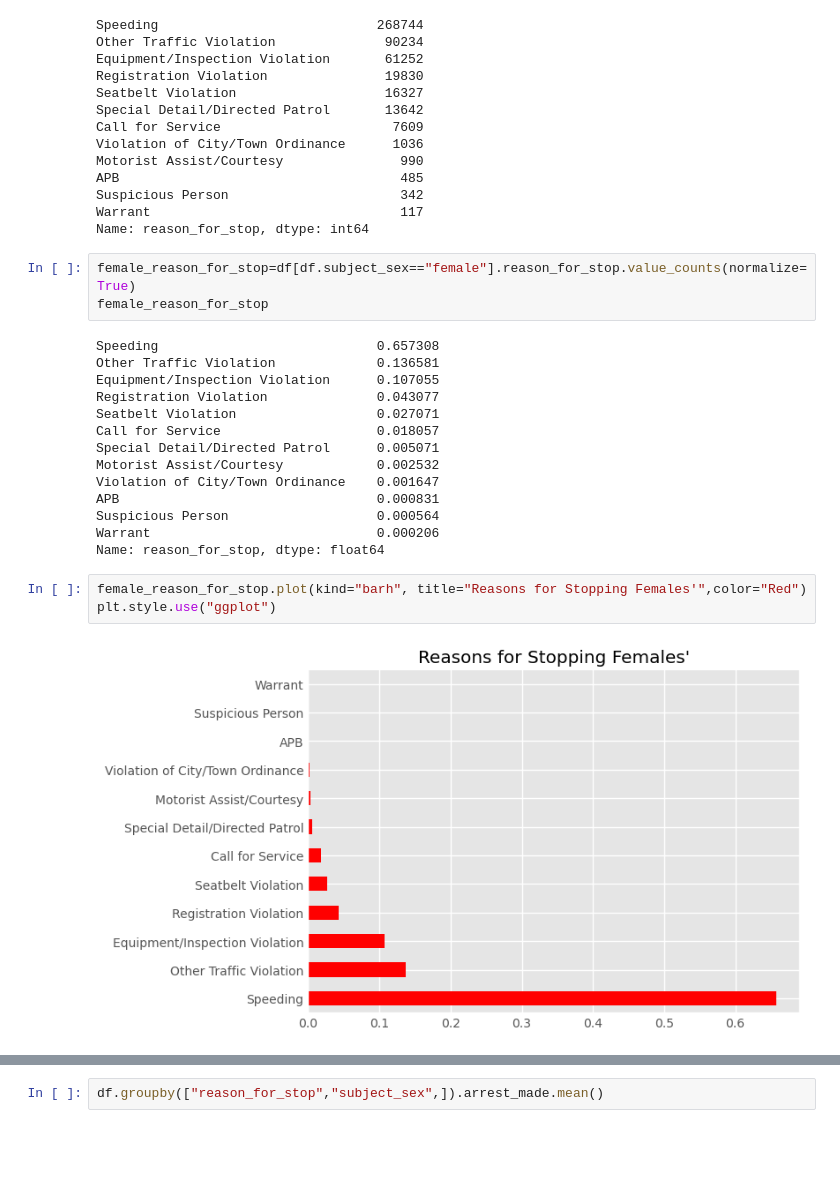
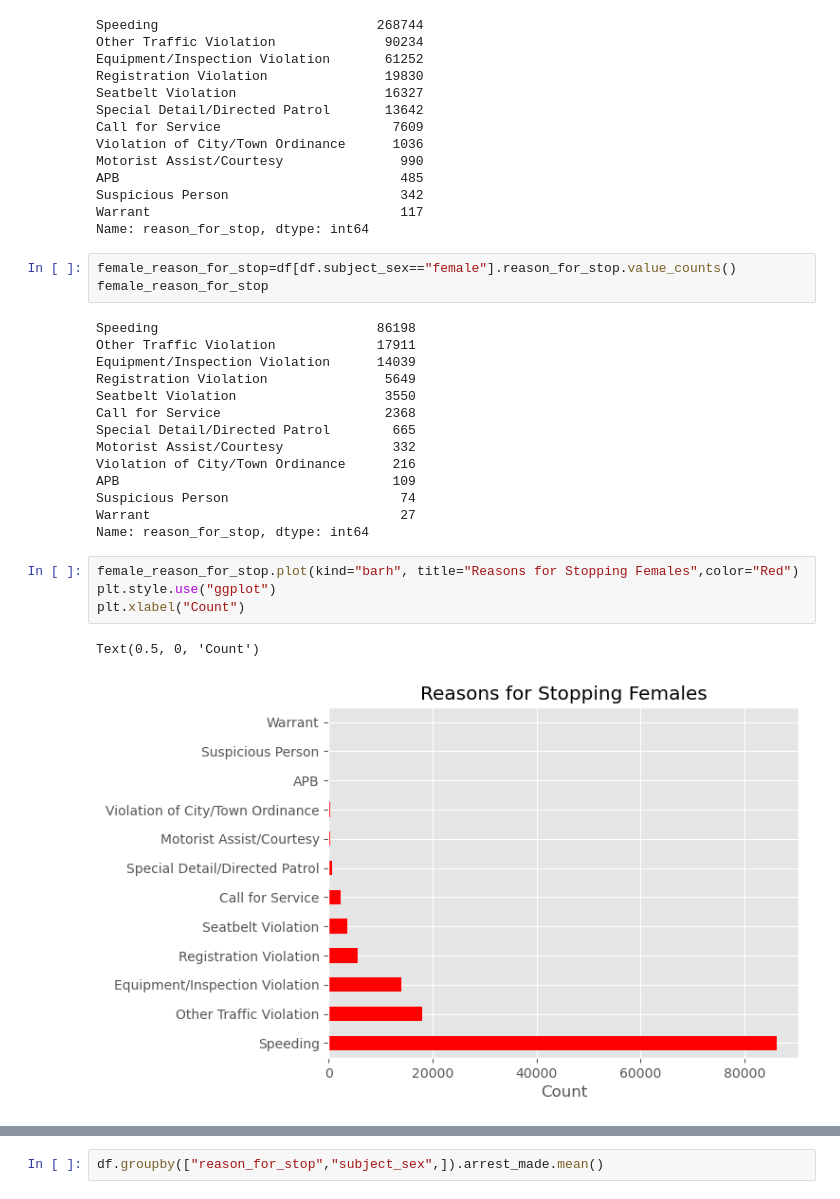
Before and after one commit to nevracorapsiz/Analyzing-Rhode-Island-Traffic-Stops, a Jupyter notebook: RI_TRAFFIC_STOPS.ipynb, the cells around one changed output, grey strips where cells are left out. Drawn from its saved outputs; the diff is of its cells as text; blank space fills up the shorter version.

```diff
--- a/RI_TRAFFIC_STOPS.ipynb
+++ b/RI_TRAFFIC_STOPS.ipynb
@@ -299,25 +300,27 @@ Suspicious Person                      342
 Warrant                                117
 Name: reason_for_stop, dtype: int64
 # %%
-female_reason_for_stop=df[df.subject_sex=="female"].reason_for_stop.value_counts(normalize=True)
+female_reason_for_stop=df[df.subject_sex=="female"].reason_for_stop.value_counts()
 female_reason_for_stop
 # %% [output]
-Speeding                            0.657308
-Other Traffic Violation             0.136581
-Equipment/Inspection Violation      0.107055
-Registration Violation              0.043077
-Seatbelt Violation                  0.027071
-Call for Service                    0.018057
-Special Detail/Directed Patrol      0.005071
-Motorist Assist/Courtesy            0.002532
-Violation of City/Town Ordinance    0.001647
-APB                                 0.000831
-Suspicious Person                   0.000564
-Warrant                             0.000206
-Name: reason_for_stop, dtype: float64
+Speeding                            86198
+Other Traffic Violation             17911
+Equipment/Inspection Violation      14039
+Registration Violation               5649
+Seatbelt Violation                   3550
+Call for Service                     2368
+Special Detail/Directed Patrol        665
+Motorist Assist/Courtesy              332
+Violation of City/Town Ordinance      216
+APB                                   109
+Suspicious Person                      74
+Warrant                                27
+Name: reason_for_stop, dtype: int64
 # %%
-female_reason_for_stop.plot(kind="barh", title="Reasons for Stopping Females'",color="Red")
+female_reason_for_stop.plot(kind="barh", title="Reasons for Stopping Females",color="Red")
 plt.style.use("ggplot")
+plt.xlabel("Count")
 # %% [output]
+Text(0.5, 0, 'Count')
-[figure, old version]
+[figure, new version]
 # %%
```
Also changed, not shown: parts of 47 cells of this notebook, 21 other files.
